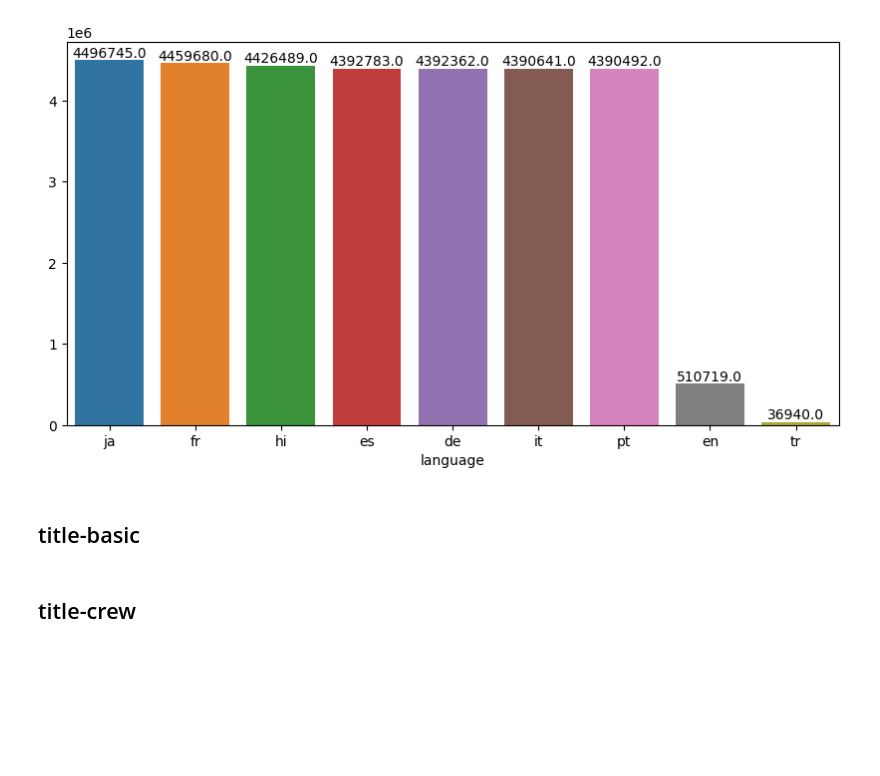
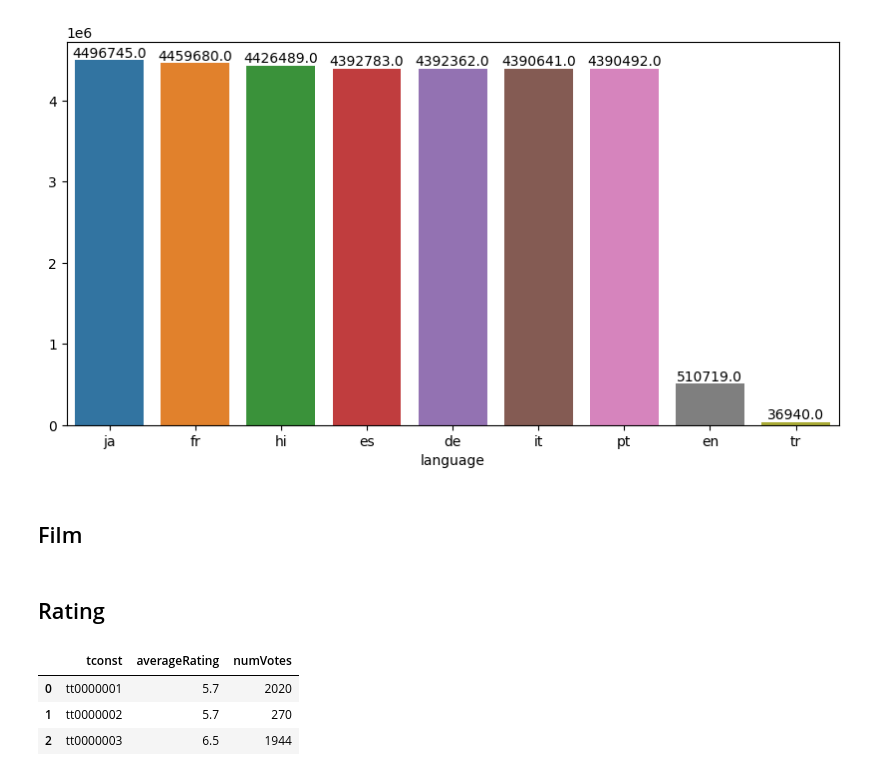
Before and after one commit to MariusAAROS/Cloud-Data-Infrastructure-ImDb, a Jupyter notebook: stats.ipynb, the cells around one changed output. Saved outputs shown, nothing was run; the diff lists cells and outputs as text; code cells hidden in the pictures; blank space fills up the shorter version.

```diff
--- a/stats.ipynb
+++ b/stats.ipynb
@@ -104,7 +112,7 @@ for p in ax.patches:
 plt.show()
 # %% [output]
 [figure]
-# %% [markdown]
-## title-basic
-# %% [markdown]
-## title-crew
+# %% [markdown]
+## Film
+# %% [markdown]
+## Rating
@@ -110,0 +122,7 @@ plt.show()
+# %%
+ratings.head(3)
+# %% [output]
+|  | tconst | averageRating | numVotes |
+| 0 | tt0000001 | 5.7 | 2020 |
+| 1 | tt0000002 | 5.7 | 270 |
+| 2 | tt0000003 | 6.5 | 1944 |
```
Also changed, not shown: parts of 8 cells of this notebook, 3 other files.
